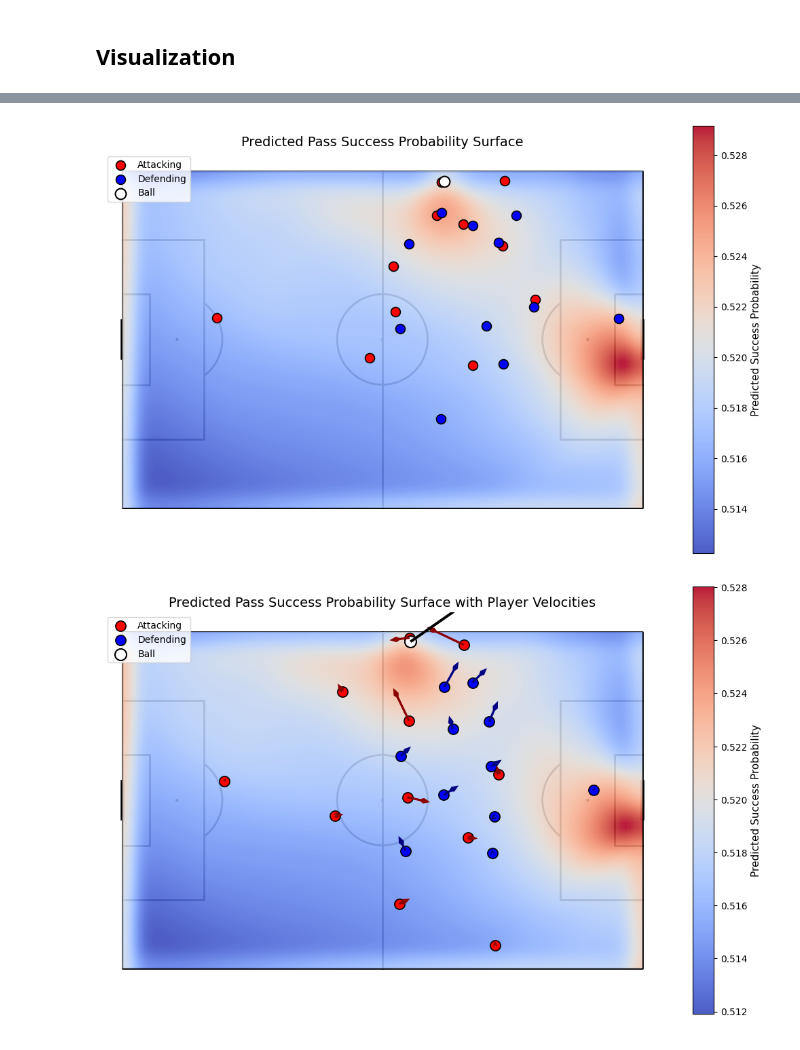
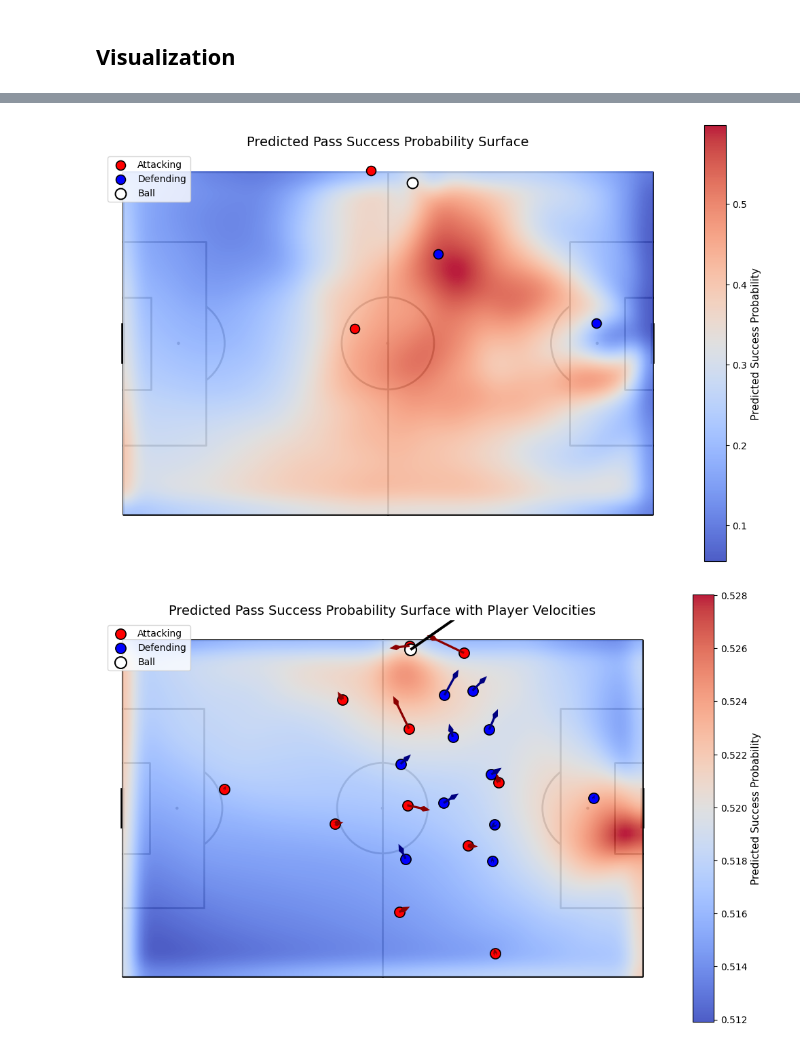
Before and after one commit to TustiWutsi/player_pitch_control_clustering, a Jupyter notebook: soccermap_training.ipynb, the cells around one changed output, grey strips where cells are left out. Cells and saved outputs as stored; diff of their text form; code cells hidden in the pictures.

```diff
--- a/soccermap_training.ipynb
+++ b/soccermap_training.ipynb
@@ -1804,6 +1898,12 @@ class PytorchSoccerMapModel(pl.LightningModule):
         self.train_auc = torchmetrics.classification.BinaryAUROC() # Measures how well the model ranks positives above negatives — more robust than accuracy for imbalanced data.
         self.val_acc = torchmetrics.classification.BinaryAccuracy()
         self.val_auc = torchmetrics.classification.BinaryAUROC()
+
+    def on_train_start(self):
+        print(f"🚀 Training on device: {self.device}")
+        # Si tu veux logguer la mémoire GPU :
+        if self.device.type == "cuda":
+            print(f"🔋 GPU memory allocated: {torch.cuda.memory_allocated() / 1024**2:.2f} MB")
 
     def forward(self, x):
         """Forward pass through CNN to get full surface logits. “To make a prediction, pass the input x through the CNN.”"""
@@ -1978,0 +2088,5 @@ AttributeError: 'tuple' object has no attribute 'tb_frame'
+# %%
+best_ckpt_path = "/tmp/checkpoints/soccer_map_epoch=04-val/loss=0.6111.ckpt"
+
+model = PytorchSoccerMapModel.load_from_checkpoint(best_ckpt_path)
+model.eval()
@@ -2009,0 +2178,14 @@ Per-channel std: tensor([0.3242, 0.3201, 0.3535, 0.3297, 0.3362, 0.3182, 0.3626,
+# %%
+best_ckpt_path = "/tmp/checkpoints/soccer_map_epoch=04-val/loss=0.6111.ckpt"
+model = PytorchSoccerMapModel.load_from_checkpoint(best_ckpt_path)
+
+model.eval()
+model = model.to("cuda")
+
+x, mask, y = dataset[450]
+x = x.unsqueeze(0).to("cuda")
+
+model.eval()
+with torch.no_grad():
+    logits = model(x)
+    probs = torch.sigmoid(logits)[0, 0].cpu().numpy()
@@ -2011,0 +2206,2 @@ Per-channel std: tensor([0.3242, 0.3201, 0.3535, 0.3297, 0.3362, 0.3182, 0.3626,
+# %%
+normed_all = balanced_df.copy()
@@ -2017,10 +2301,12 @@ import numpy as np
 from scipy.ndimage import gaussian_filter
 
 # --- 1️⃣ Get model output ---
-x, mask, y = dataset[450]
-x = torch.tensor(x, dtype=torch.float32).unsqueeze(0)
+x, mask, y = dataset[100]
+#x = torch.tensor(x, dtype=torch.float32).unsqueeze(0)
+x = x.unsqueeze(0).to("cuda")
 
 model.eval()
+model = model.to("cuda")
 with torch.no_grad():
     logits = model(x)
     probs = torch.sigmoid(logits)[0, 0].cpu().numpy()  # shape (68, 105)
@@ -2029,7 +2315,7 @@ with torch.no_grad():
 probs_smooth = gaussian_filter(probs, sigma=2)  # try sigma=1.5–3 for different smoothness levels
 
 # --- 3️⃣ Get frame (for player and ball positions) ---
-row = dataset.df.iloc[450]
+row = dataset.df.iloc[100]
 match_id = row["match_id"]
 frame = row["frame"]
 frame_df = normed_all.query("match_id == @match_id and frame == @frame")
@@ -2049,34 +2335,34 @@ pitch = Pitch(
 )
 fig, ax = pitch.draw(figsize=(10, 7))
 
 # --- 6️⃣ Plot the smoothed heatmap ---
 im = ax.imshow(
     probs_smooth,
     extent=[0, 105, 0, 68],
     origin='lower',
     cmap='coolwarm',            # 🔥 blue-to-red
     alpha=0.9,
     interpolation='bilinear',   # 🔥 smoother visual
     zorder=1
 )
 
 # --- 7️⃣ Overlay players and ball ---
 ax.scatter(att["x_rescaled"], att["y_rescaled"],
            s=100, c='red', edgecolors='black', linewidth=1.2, label='Attacking', zorder=3)
 ax.scatter(defn["x_rescaled"], defn["y_rescaled"],
            s=100, c='blue', edgecolors='black', linewidth=1.2, label='Defending', zorder=3)
 ax.scatter(ball["x_rescaled"], ball["y_rescaled"],
            s=130, c='white', edgecolors='black', linewidth=1.5, marker='o', label='Ball', zorder=4)
 
 # --- 8️⃣ Final styling ---
 cbar = fig.colorbar(im, ax=ax, fraction=0.035)
 cbar.set_label('Predicted Success Probability', fontsize=11)
 ax.legend(loc='upper left', fontsize=10)
 plt.title("Predicted Pass Success Probability Surface", fontsize=14)
 plt.tight_layout()
 plt.show()
 # %% [output]
-[figure, old version]
+[figure, new version]
 # %%
 import torch
 import matplotlib.pyplot as plt
```
Also changed, not shown: parts of 46 cells of this notebook, 2 other files.
